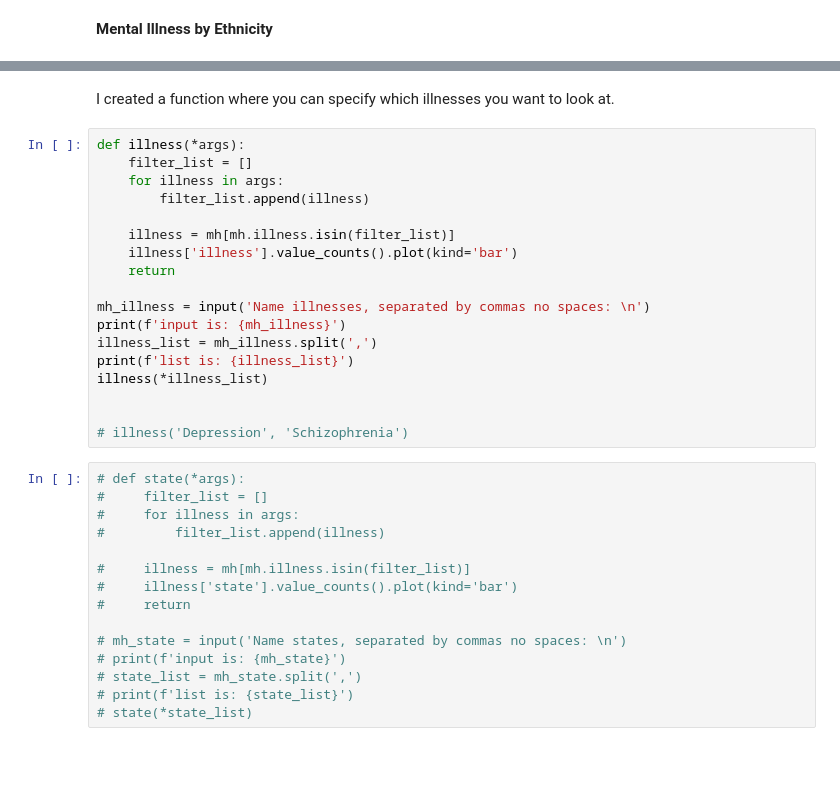
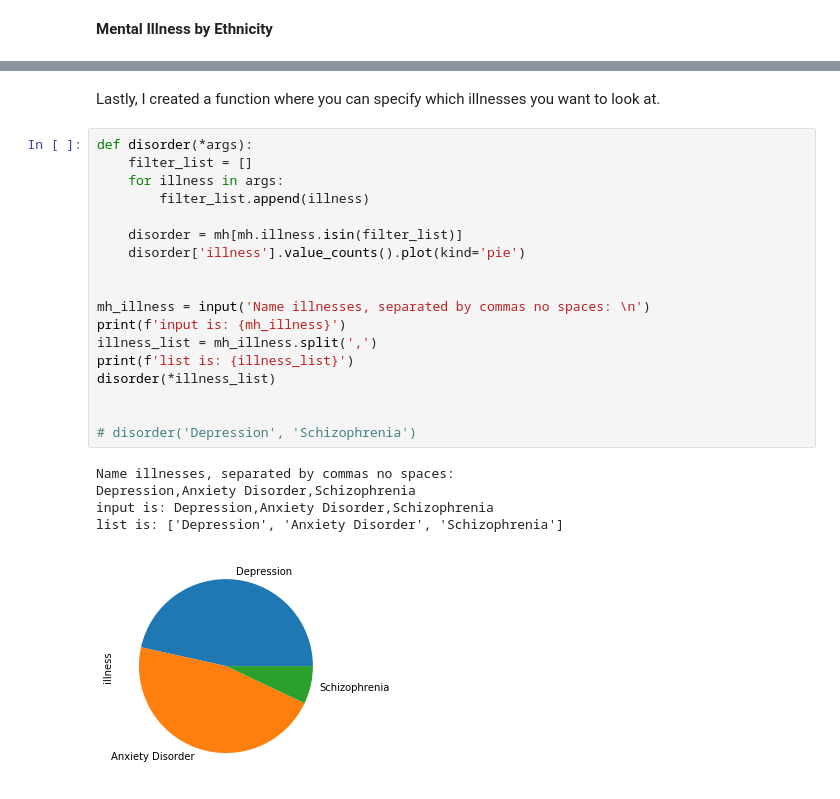
Before and after one commit to ngentry9/NG-GA2020-Project, a Jupyter notebook: report.ipynb, the cells around one changed output, grey strips where cells are left out. Drawn from its saved outputs; the diff is of its cells as text; blank space fills up the shorter version.

```diff
--- a/report.ipynb
+++ b/report.ipynb
@@ -101,35 +317,26 @@ mh_by_state.loc['Virginia'].sort_values(by='id', ascending=False)
 # %% [markdown]
-I created a function where you can specify which illnesses you want to look at.
+Lastly, I created a function where you can specify which illnesses you want to look at.
 # %%
-def illness(*args):
+def disorder(*args):
     filter_list = []
     for illness in args:
         filter_list.append(illness)
 
-    illness = mh[mh.illness.isin(filter_list)]
-    illness['illness'].value_counts().plot(kind='bar')
-    return
+    disorder = mh[mh.illness.isin(filter_list)]
+    disorder['illness'].value_counts().plot(kind='pie')
+
 
 mh_illness = input('Name illnesses, separated by commas no spaces: \n')
 print(f'input is: {mh_illness}')
 illness_list = mh_illness.split(',')
 print(f'list is: {illness_list}')
-illness(*illness_list)
+disorder(*illness_list)
 
 
-# illness('Depression', 'Schizophrenia')
+# disorder('Depression', 'Schizophrenia')
+# %% [output]
+Name illnesses, separated by commas no spaces:
+Depression,Anxiety Disorder,Schizophrenia
+input is: Depression,Anxiety Disorder,Schizophrenia
+list is: ['Depression', 'Anxiety Disorder', 'Schizophrenia']
+[figure, added]
-# %%
-# def state(*args):
-#     filter_list = []
-#     for illness in args:
-#         filter_list.append(illness)
-
-#     illness = mh[mh.illness.isin(filter_list)]
-#     illness['state'].value_counts().plot(kind='bar')
-#     return
-
-# mh_state = input('Name states, separated by commas no spaces: \n')
-# print(f'input is: {mh_state}')
-# state_list = mh_state.split(',')
-# print(f'list is: {state_list}')
-# state(*state_list)
```
Also changed, not shown: parts of 47 cells of this notebook, 2 other files.
